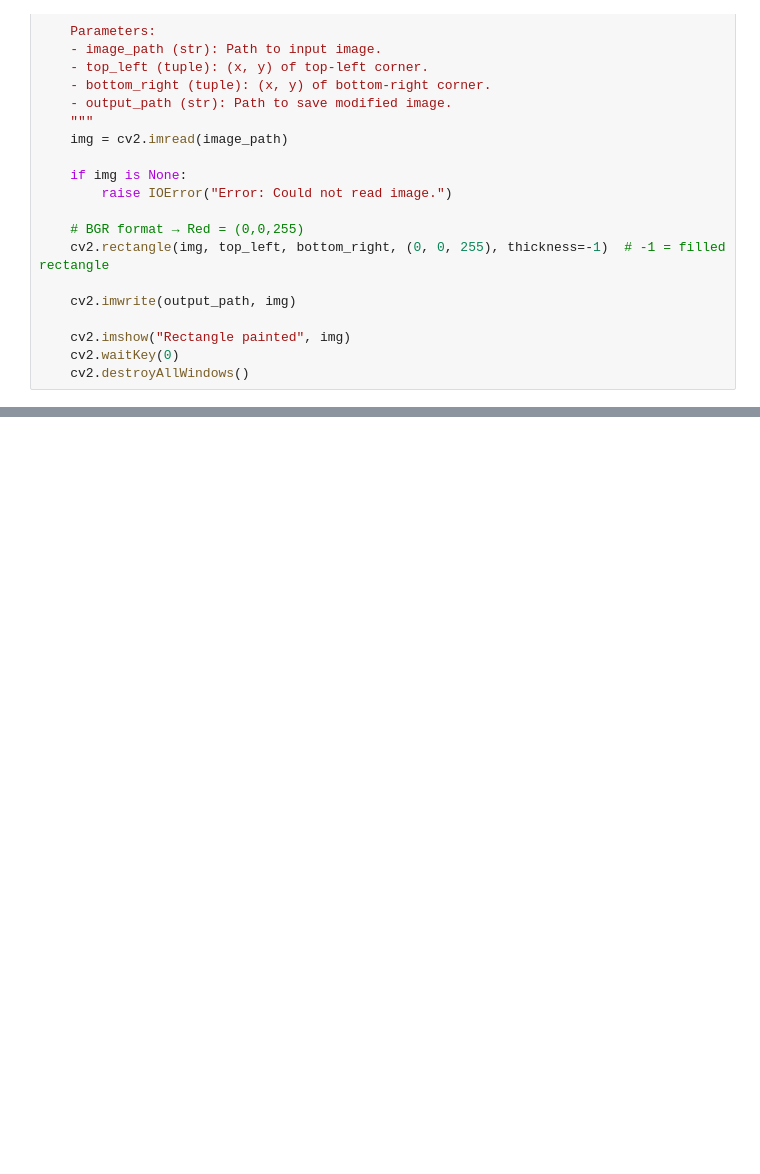
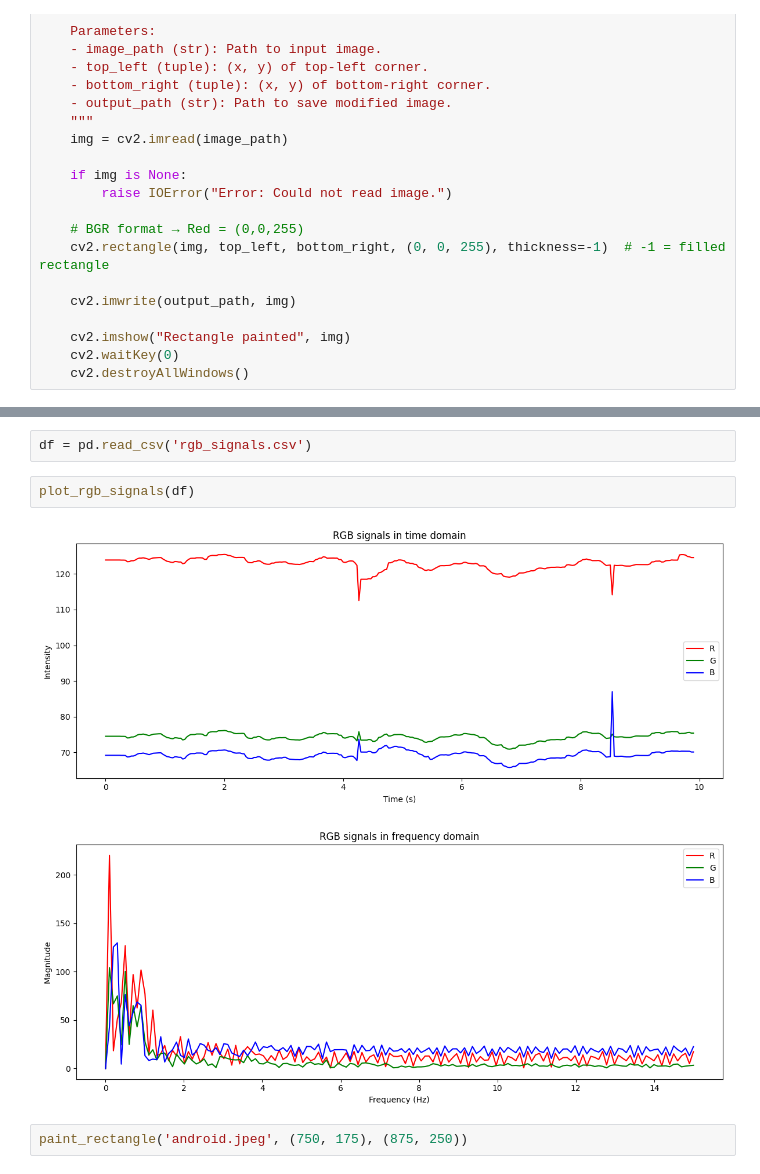
Before and after one commit to sophia-celine/rPPG, a Jupyter notebook: initial_tests/rPPGrough.ipynb, the cells around one changed output, grey strips where cells are left out. Drawn from its saved outputs; the diff is of its cells as text; blank space fills up the shorter version.

Commit message:
add frequency plots for filtered signals

```diff
--- a/initial_tests/rPPGrough.ipynb
+++ b/initial_tests/rPPGrough.ipynb
@@ -79,0 +141,9 @@ def extract_rgb_signals_rect(video_path, rect, output_csv="rgb_signals.csv"):
+# %%
+df = pd.read_csv('rgb_signals.csv')
+# %%
+plot_rgb_signals(df)
+# %% [output]
+[figure, added]
+[figure, added]
+# %%
+paint_rectangle('android.jpeg', (750, 175), (875, 250))
```
Also changed, not shown: parts of 11 cells of this notebook, 6 other files.
